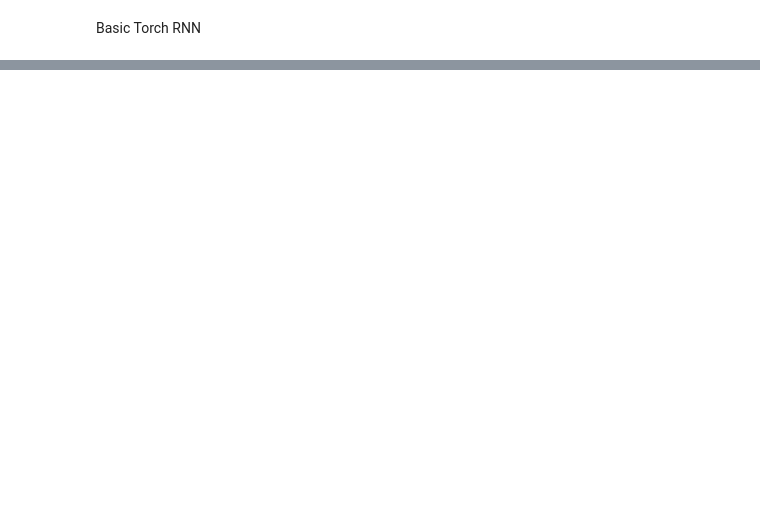
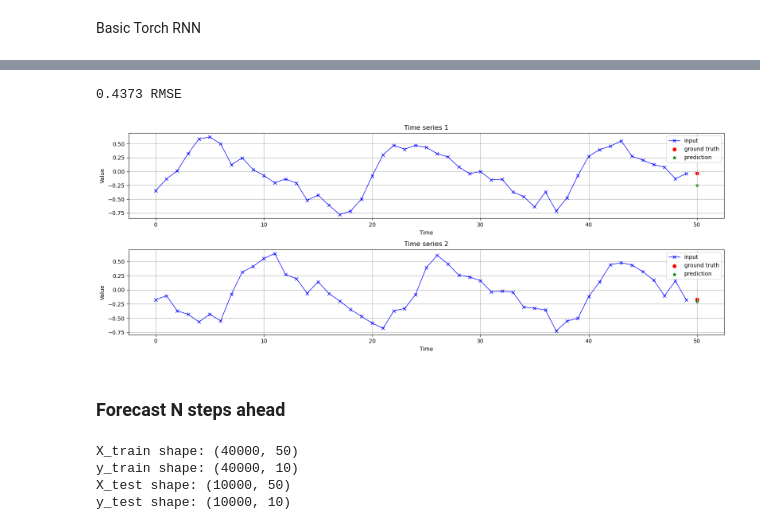
Before and after one commit to BenjaminDeporte/MVA_Stage, a Jupyter notebook: notebooks/Torch_RNN_XPs.ipynb, the cells around one changed output, grey strips where cells are left out. Cells and saved outputs as stored; diff of their text form; code cells hidden in the pictures; blank space fills up the shorter version.

```diff
--- a/notebooks/Torch_RNN_XPs.ipynb
+++ b/notebooks/Torch_RNN_XPs.ipynb
@@ -194,6 +184,6 @@ epoch 100/100, training loss = 1.938331e-02
 # %%
-N = 3
-fig, axs = plt.subplots(N, 1, figsize=(10, 3 * N))
+N = 2
+fig, axs = plt.subplots(N, 1, figsize=(16, 3 * N))
 for i in range(N):
     input = torch.tensor(X_valid[i], device=device)
     target = torch.tensor(y_valid[i], device=device)
@@ -201,8 +191,8 @@ for i in range(N):
     output = output.cpu().detach().numpy()
     target = target.cpu().detach().numpy()
     axs[i].plot(input.cpu().detach().numpy(), color='blue', marker="x", linewidth=1, label="input")
-    axs[i].scatter(n_steps, target, color='red', marker="o", linewidth=1, label="target")
-    axs[i].scatter(n_steps, output, color='green', marker="*", linewidth=1, label="output")
+    axs[i].scatter(n_steps, target, color='red', marker="o", linewidth=1, label="ground truth")
+    axs[i].scatter(n_steps, output, color='green', marker="*", linewidth=1, label="prediction")
     axs[i].set_title(f"Time series {i+1}")
     axs[i].set_xlabel("Time")
     axs[i].set_ylabel("Value")
@@ -216,0 +358,58 @@ Basic Torch RNN
+# %%
+y_pred = rnn(torch.tensor(X_valid).to(device).unsqueeze(-1))
+y_pred = y_pred.cpu().detach().numpy()
+
+print(f"\n{np.mean(np.sqrt((y_valid - y_pred) ** 2)):.4f} RMSE")
+# %% [output]
+0.4373 RMSE
+# %%
+N = 2
+fig, axs = plt.subplots(N, 1, figsize=(16, 3 * N))
+for i in range(N):
+    input = torch.tensor(X_valid[i], device=device).unsqueeze(1).unsqueeze(0)
+    # print(f"input has shape {input.shape}")
+    target = torch.tensor(y_valid[i], device=device).view(-1,1)
+    # print(f"target has shape {target.shape}")
+    output = rnn(input)
+    output = output.cpu().detach().numpy()
+    # print(f"output has shape {output.shape}")
+    target = target.cpu().detach().numpy()
+    axs[i].plot(input.squeeze().cpu().detach().numpy(), color='blue', marker="x", linewidth=1, label="input")
+    axs[i].scatter(n_steps, target, color='red', marker="o", linewidth=1, label="ground truth")
+    axs[i].scatter(n_steps, output, color='green', marker="*", linewidth=1, label="prediction")
+    axs[i].set_title(f"Time series {i+1}")
+    axs[i].set_xlabel("Time")
+    axs[i].set_ylabel("Value")
+    axs[i].legend()
+    axs[i].grid(True)
+plt.tight_layout()
+plt.show()
+# %% [output]
+[figure, added]
+# %% [markdown]
+### Forecast N steps ahead
+# %%
+N_AHEAD = 10
+n_series = 50000
+cutoff = int(n_series * 0.8)
+
+series = generate_time_series(n_series, n_steps + N_AHEAD)
+
+X_train, y_train = series[:cutoff, :n_steps], series[:cutoff, -N_AHEAD:]
+X_test, y_test = series[cutoff:, :n_steps], series[cutoff:, -N_AHEAD:]
+
+print(f"X_train shape: {X_train.shape}")
+print(f"y_train shape: {y_train.shape}")
+print(f"X_test shape: {X_test.shape}")
+print(f"y_test shape: {y_test.shape}")
+
+train_dataset = TimeSeriesDataset(X_train, y_train)
+test_dataset = TimeSeriesDataset(X_test, y_test)
+
+train_loader = DataLoader(train_dataset, batch_size=32, shuffle=True)
+test_loader = DataLoader(test_dataset, batch_size=32, shuffle=True)
+# %% [output]
+X_train shape: (40000, 50)
+y_train shape: (40000, 10)
+X_test shape: (10000, 50)
+y_test shape: (10000, 10)
```
Also changed, not shown: parts of 24 cells of this notebook.
